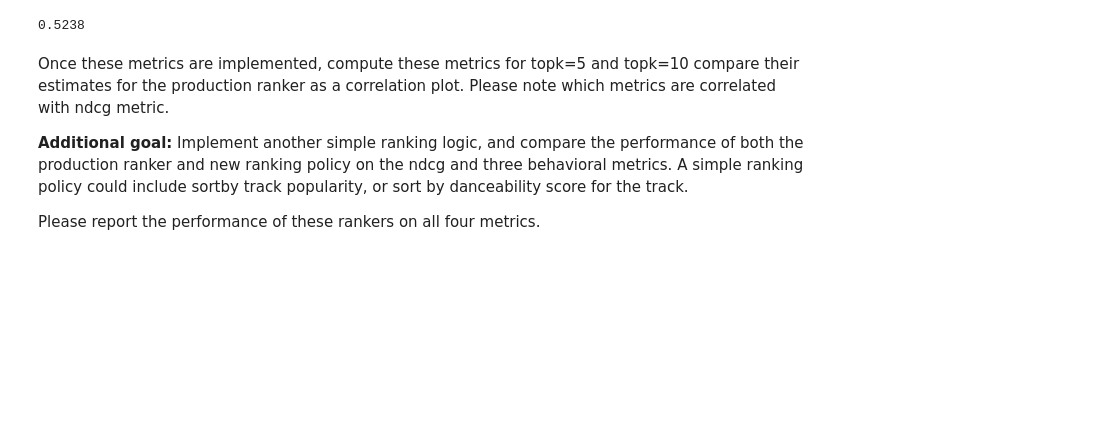
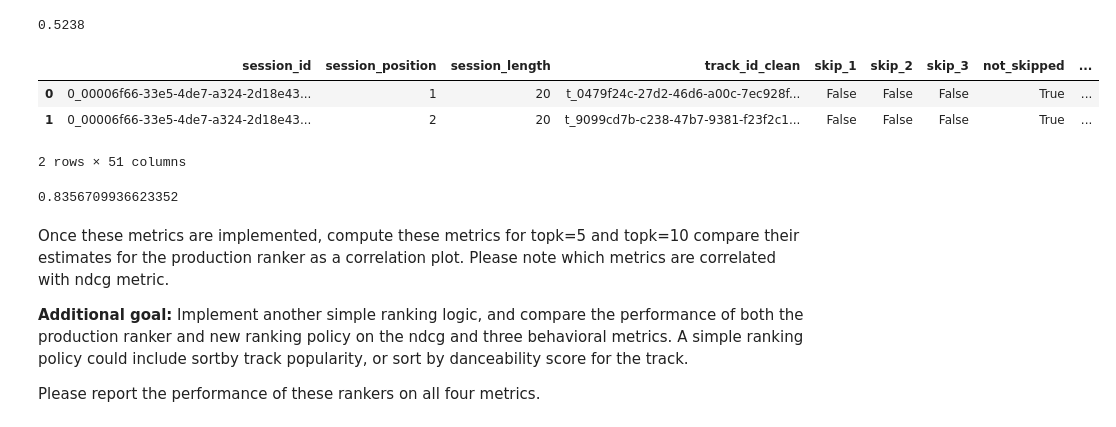
Before and after one commit to sumitsidana/corise_personalized_recommendations_at_scale, a Jupyter notebook: week4/week4_evaluation.ipynb, the cells around one changed output. Drawn from its saved outputs; the diff is of its cells as text; code cells hidden in the pictures; blank space fills up the shorter version.

```diff
--- a/week4/week4_evaluation.ipynb
+++ b/week4/week4_evaluation.ipynb
@@ -166,0 +169,9 @@ apply(sustained_dissatisfaction).mean()
+# %%
+log_tracks = pd.merge(log, tracks, left_on = 'track_id_clean', right_on = 'track_id', how = 'left')
+# %%
+log_tracks.head(2)
+# %% [output]
+|  | session_id | session_position | session_length | track_id_clean | skip_1 | skip_2 | skip_3 | not_skipped | ... |
+| 0 | 0_00006f66-33e5-4de7-a324-2d18e43... | 1 | 20 | t_0479f24c-27d2-46d6-a00c-7ec928f... | False | False | False | True | ... |
+| 1 | 0_00006f66-33e5-4de7-a324-2d18e43... | 2 | 20 | t_9099cd7b-c238-47b7-9381-f23f2c1... | False | False | False | True | ... |
+2 rows × 51 columns
@@ -167,3 +182,9 @@ apply(sustained_dissatisfaction).mean()
+# %%
+log_tracks.groupby('session_id').apply\
+(lambda x: x.nsmallest(topk,['session_position'])).reset_index(drop = True).groupby("session_id").\
+apply(similarity).mean()
+# %% [output]
+0.8356709936623352
 # %%
 # implement session metric 1: time to first skip (number of songs to first skip)
 # %%
```
Also changed, not shown: parts of 2 cells of this notebook, 1 other file.
